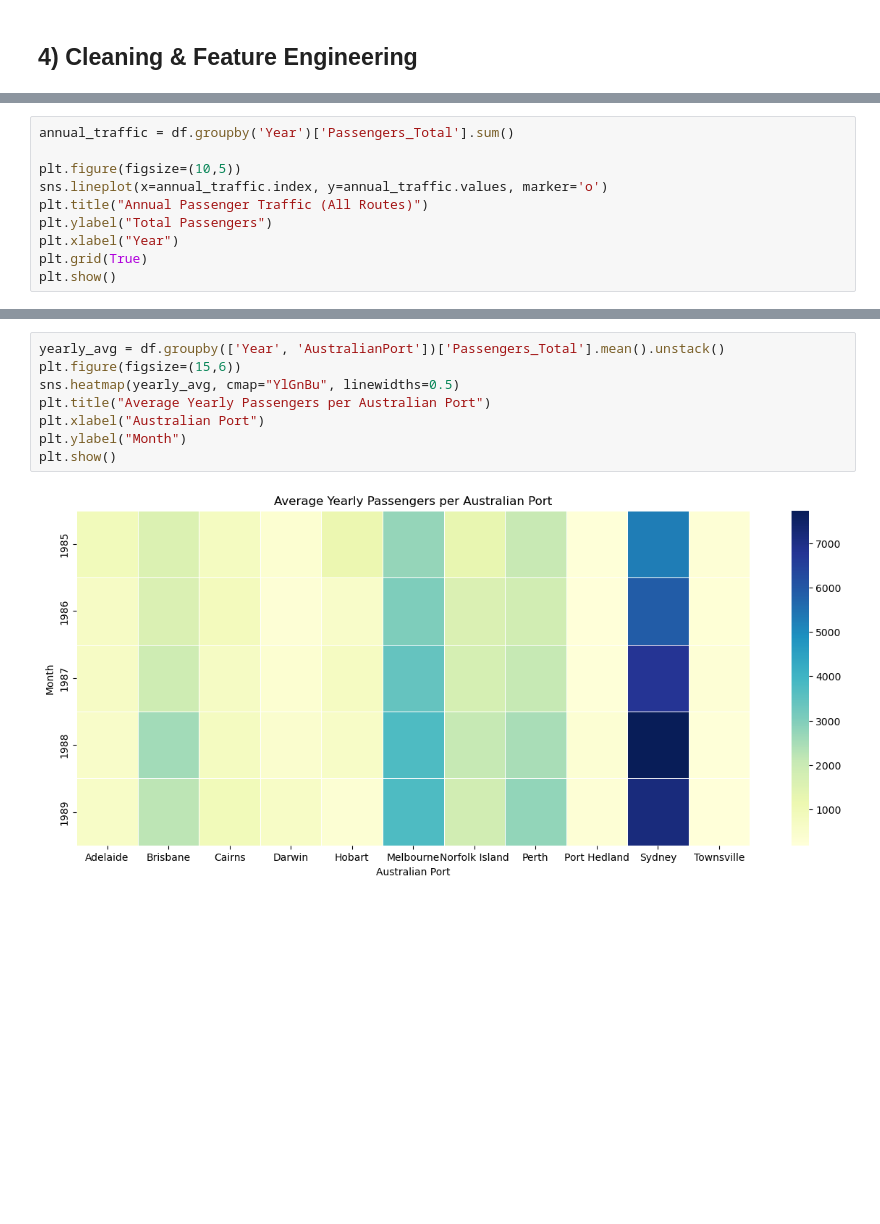
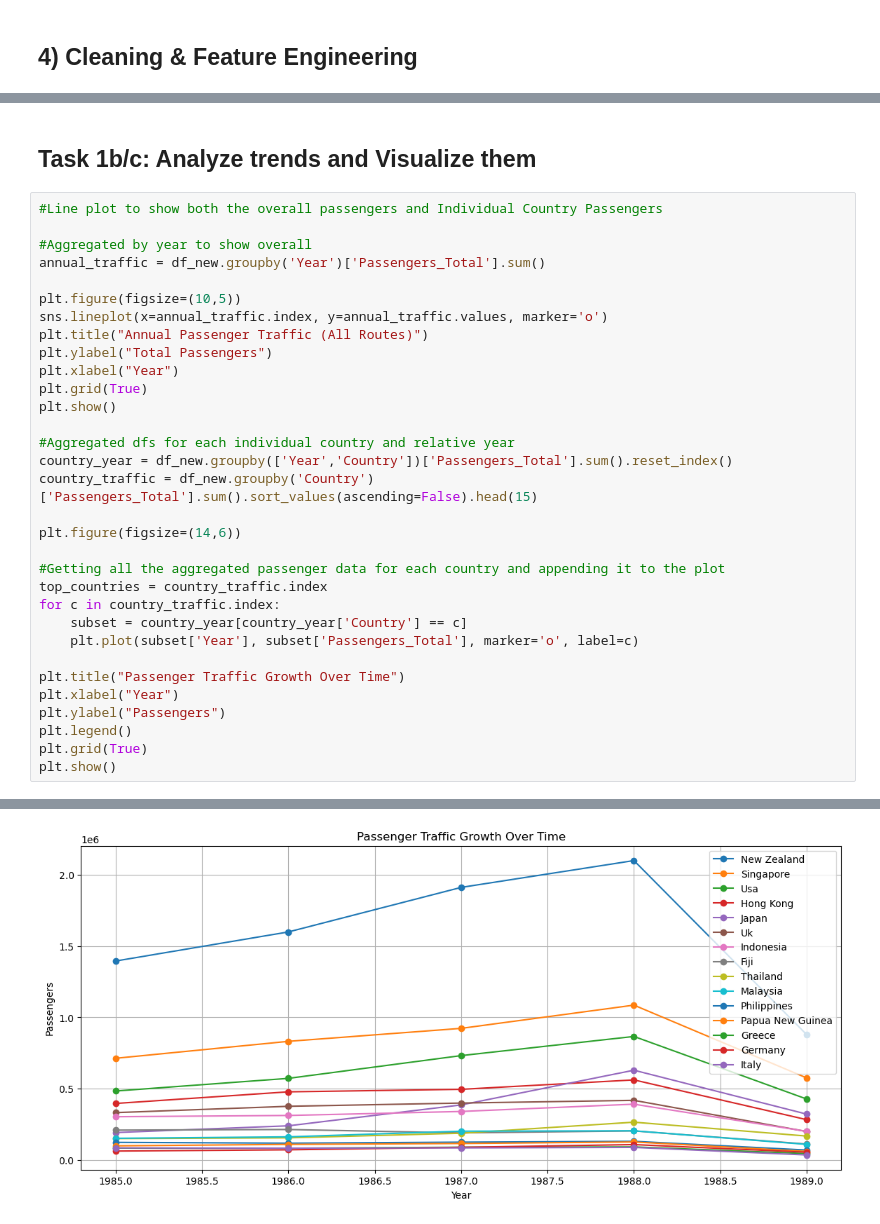
Before and after one commit to keshavgoel787/data-tech-challenge, a Jupyter notebook: AeroConnect_Route_Analytics.ipynb, the cells around one changed output, grey strips where cells are left out. Cells and saved outputs as stored; diff of their text form; blank space fills up the shorter version.

```diff
--- a/AeroConnect_Route_Analytics.ipynb
+++ b/AeroConnect_Route_Analytics.ipynb
@@ -201,23 +207,38 @@ Passing `palette` without assigning `hue` is deprecated and will be removed in v
+# %% [markdown]
+## Task 1b/c: Analyze trends and Visualize them
 # %%
-annual_traffic = df.groupby('Year')['Passengers_Total'].sum()
+#Line plot to show both the overall passengers and Individual Country Passengers
+
+#Aggregated by year to show overall
+annual_traffic = df_new.groupby('Year')['Passengers_Total'].sum()
 
 plt.figure(figsize=(10,5))
 sns.lineplot(x=annual_traffic.index, y=annual_traffic.values, marker='o')
 plt.title("Annual Passenger Traffic (All Routes)")
 plt.ylabel("Total Passengers")
 plt.xlabel("Year")
 plt.grid(True)
 plt.show()
+
+#Aggregated dfs for each individual country and relative year
+country_year = df_new.groupby(['Year','Country'])['Passengers_Total'].sum().reset_index()
+country_traffic = df_new.groupby('Country')['Passengers_Total'].sum().sort_values(ascending=False).head(15)
+
+plt.figure(figsize=(14,6))
+
+#Getting all the aggregated passenger data for each country and appending it to the plot
+top_countries = country_traffic.index
+for c in country_traffic.index:
+    subset = country_year[country_year['Country'] == c]
+    plt.plot(subset['Year'], subset['Passengers_Total'], marker='o', label=c)
+
+plt.title("Passenger Traffic Growth Over Time")
+plt.xlabel("Year")
+plt.ylabel("Passengers")
+plt.legend()
+plt.grid(True)
+plt.show()
 # %% [output]
 [figure]
+[figure, added]
-# %%
-yearly_avg = df.groupby(['Year', 'AustralianPort'])['Passengers_Total'].mean().unstack()
-plt.figure(figsize=(15,6))
-sns.heatmap(yearly_avg, cmap="YlGnBu", linewidths=0.5)
-plt.title("Average Yearly Passengers per Australian Port")
-plt.xlabel("Australian Port")
-plt.ylabel("Month")
-plt.show()
-# %% [output]
-[figure, removed]
 # %%
```
Also changed, not shown: parts of 30 cells of this notebook, 1 other file.
